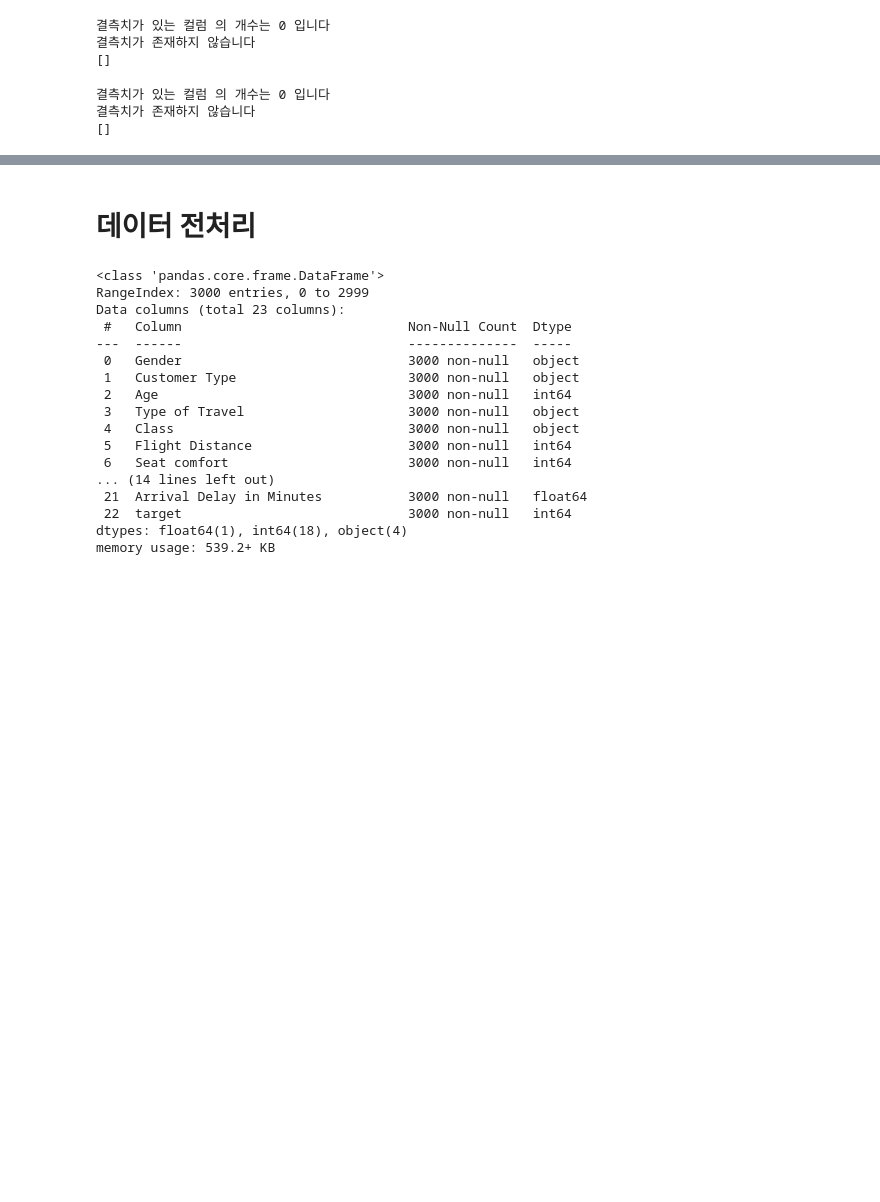
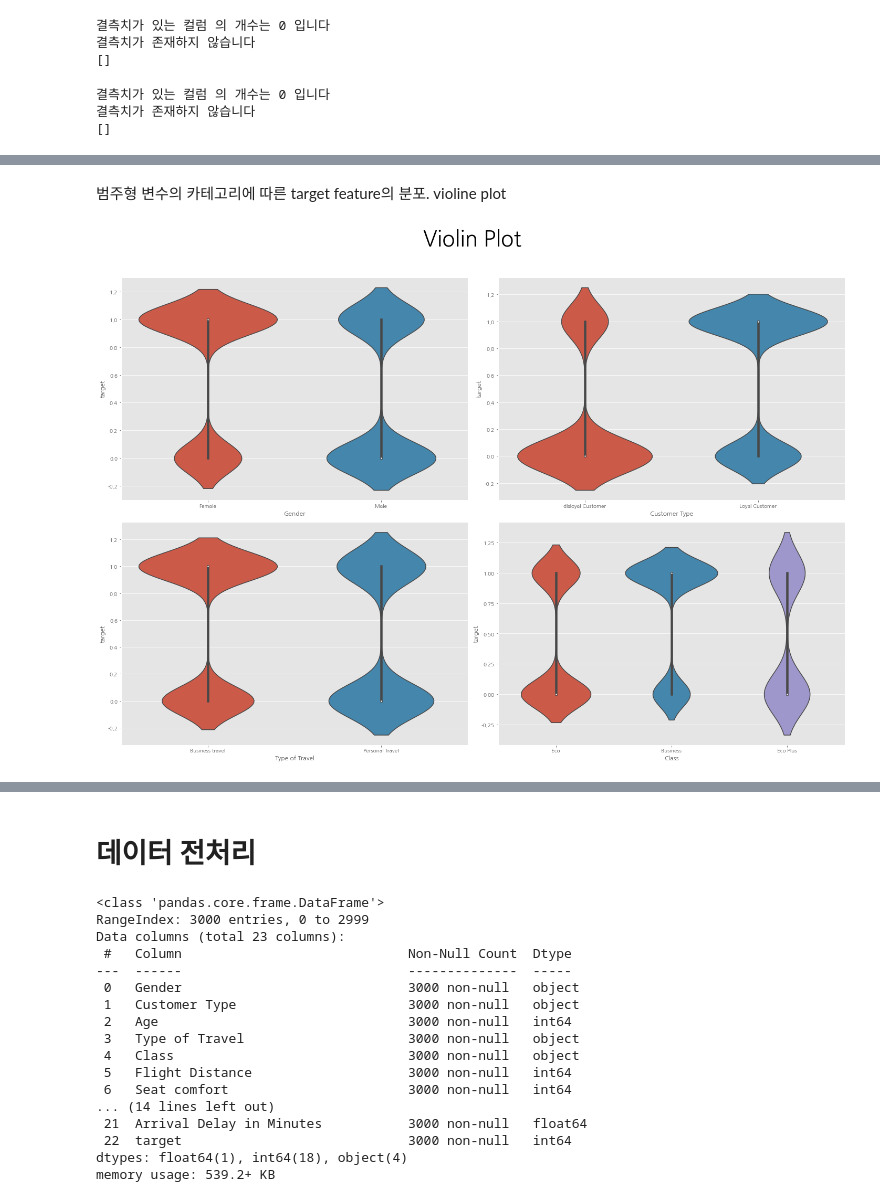
Before and after one commit to parktaeshin/dacon, a Jupyter notebook: dacon항공사고객만족도/first.ipynb, the cells around one changed output, grey strips where cells are left out. Saved outputs shown, nothing was run; the diff lists cells and outputs as text; code cells hidden in the pictures; blank space fills up the shorter version.

```diff
--- a/dacon항공사고객만족도/first.ipynb
+++ b/dacon항공사고객만족도/first.ipynb
@@ -97,0 +215,21 @@ print(missing_col)
+# %% [markdown]
+범주형 변수의 카테고리에 따른 target feature의 분포. violine plot
+# %%
+# 타겟 설정
+target = "target"
+# 범주형 데이터 분리
+#categorical_features = train.columns[train.dtypes=='object']
+
+plt.figure(figsize=(20,15))
+plt.suptitle("Violin Plot", fontsize=40)
+
+# id는 제외하고 시각화합니다.
+for i in range(len(categorical_features)):
+    plt.subplot(2,2,i+1)
+    plt.xlabel(categorical_features[i])
+    plt.ylabel(target)
+    sns.violinplot(x= train[categorical_features[i]], y= train[target])
+plt.tight_layout(rect=[0, 0.03, 1, 0.95])
+plt.show()
+# %% [output]
+[figure, added]
```
Also changed, not shown: parts of 18 cells of this notebook.
